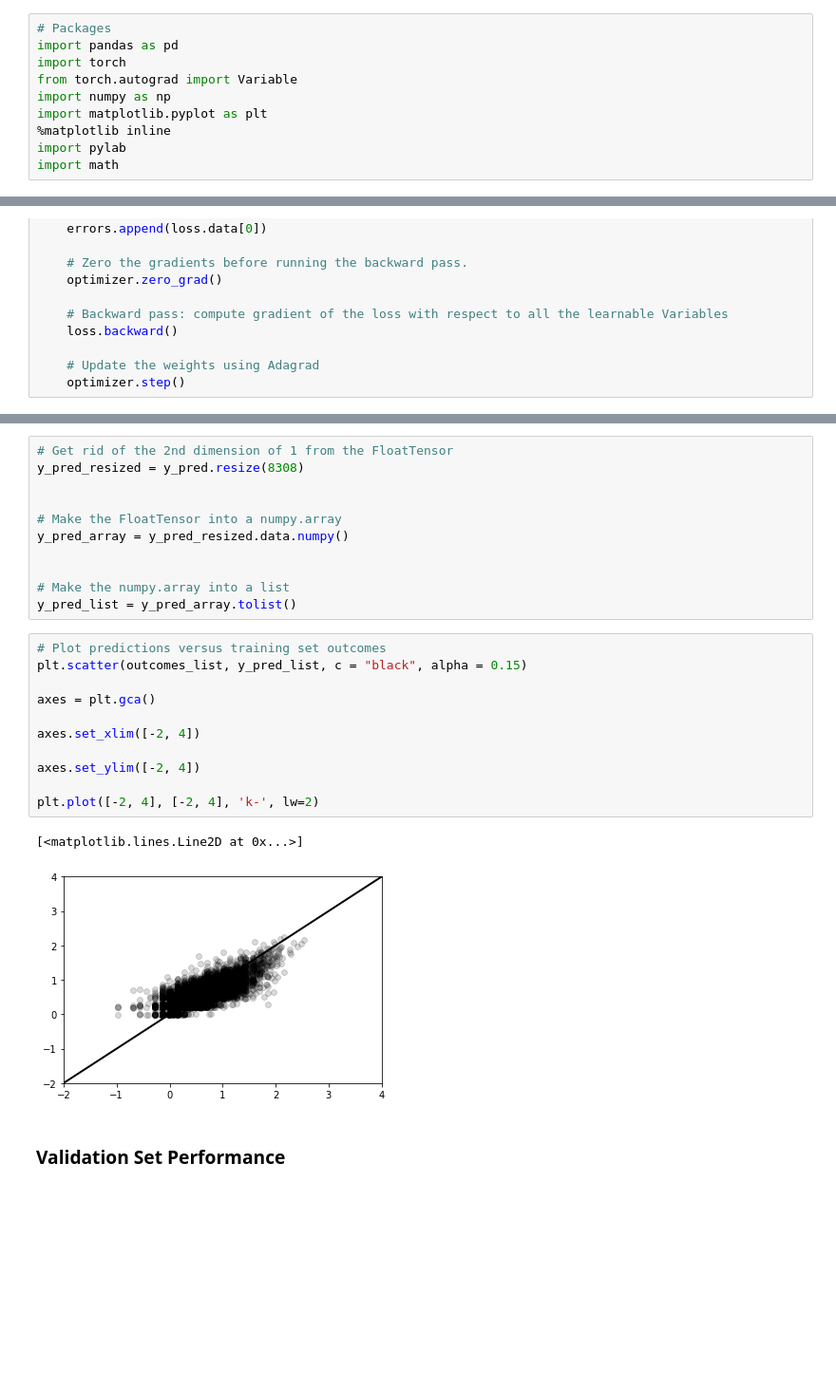
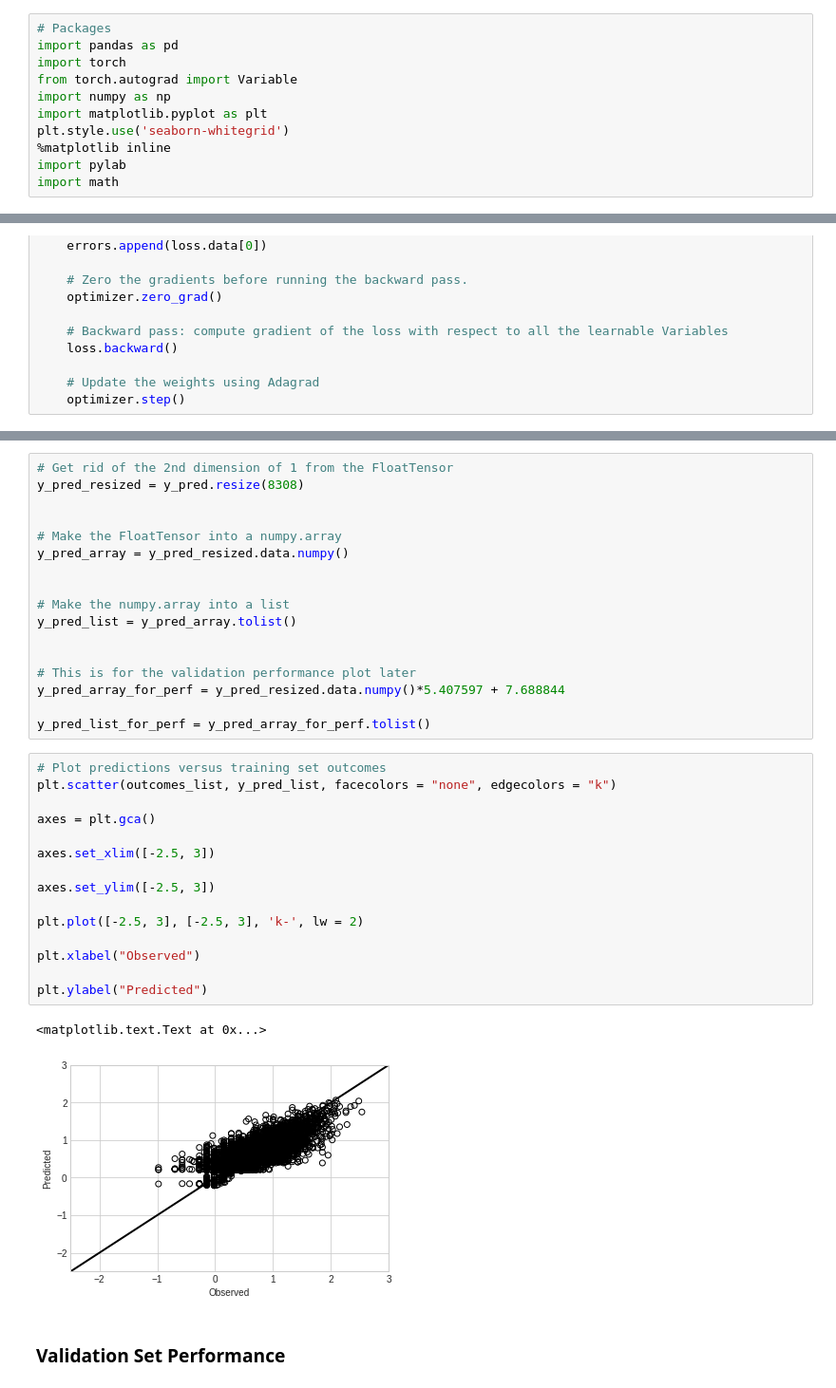
Before and after one commit to jdiaz4302/tornadoesr, a Jupyter notebook: Complete_Workflow/18_very_deep_holistic_models_no_zeros.ipynb, the cells around one changed output, grey strips where cells are left out. Shown at 95% size. Cells and saved outputs as stored; diff of their text form; blank space fills up the shorter version.

Commit message:
Infinitely better plots

```diff
--- a/Complete_Workflow/18_very_deep_holistic_models_no_zeros.ipynb
+++ b/Complete_Workflow/18_very_deep_holistic_models_no_zeros.ipynb
@@ -7,6 +7,7 @@ import torch
 from torch.autograd import Variable
 import numpy as np
 import matplotlib.pyplot as plt
+plt.style.use('seaborn-whitegrid')
 %matplotlib inline
 import pylab
 import math
@@ -652,20 +731,30 @@ y_pred_array = y_pred_resized.data.numpy()
 
 # Make the numpy.array into a list
 y_pred_list = y_pred_array.tolist()
+
+
+# This is for the validation performance plot later
+y_pred_array_for_perf = y_pred_resized.data.numpy()*5.407597 + 7.688844
+
+y_pred_list_for_perf = y_pred_array_for_perf.tolist()
 # %%
 # Plot predictions versus training set outcomes
-plt.scatter(outcomes_list, y_pred_list, c = "black", alpha = 0.15)
+plt.scatter(outcomes_list, y_pred_list, facecolors = "none", edgecolors = "k")
 
 axes = plt.gca()
 
-axes.set_xlim([-2, 4])
+axes.set_xlim([-2.5, 3])
 
-axes.set_ylim([-2, 4])
+axes.set_ylim([-2.5, 3])
 
-plt.plot([-2, 4], [-2, 4], 'k-', lw=2)
+plt.plot([-2.5, 3], [-2.5, 3], 'k-', lw = 2)
+
+plt.xlabel("Observed")
+
+plt.ylabel("Predicted")
 # %% [output]
-[<matplotlib.lines.Line2D at 0x...>]
+<matplotlib.text.Text at 0x...>
-[figure, old version]
+[figure, new version]
 # %% [markdown]
 ### Validation Set Performance
 # %%
```
Also changed, not shown: parts of 23 cells of this notebook.
